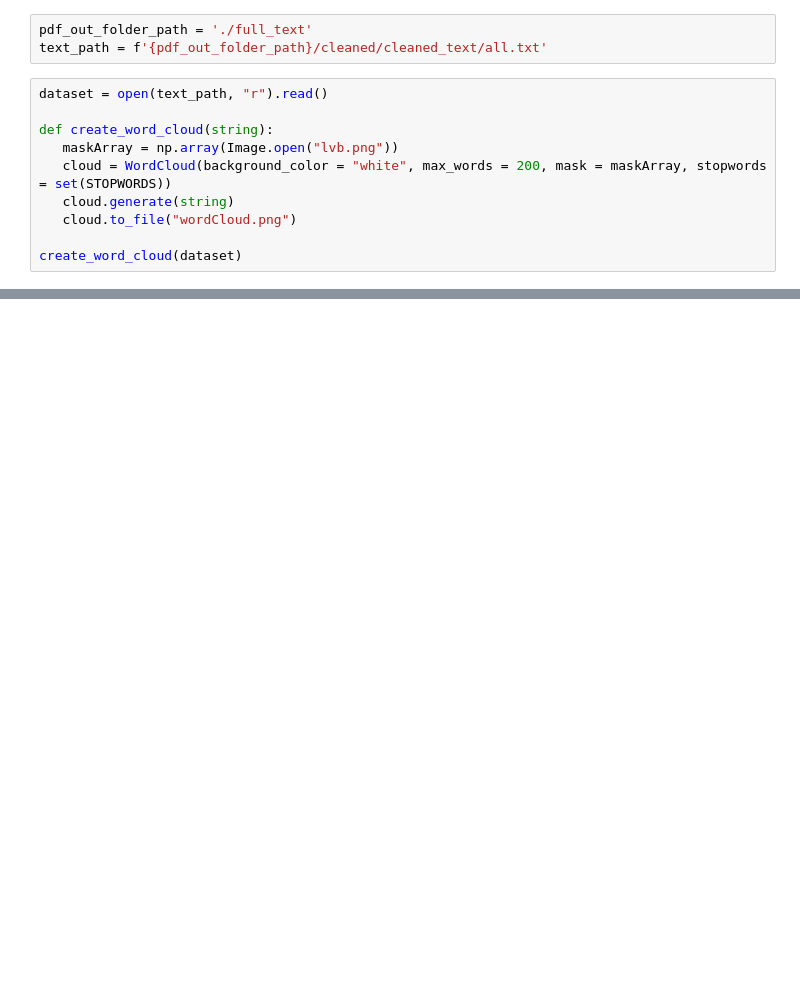
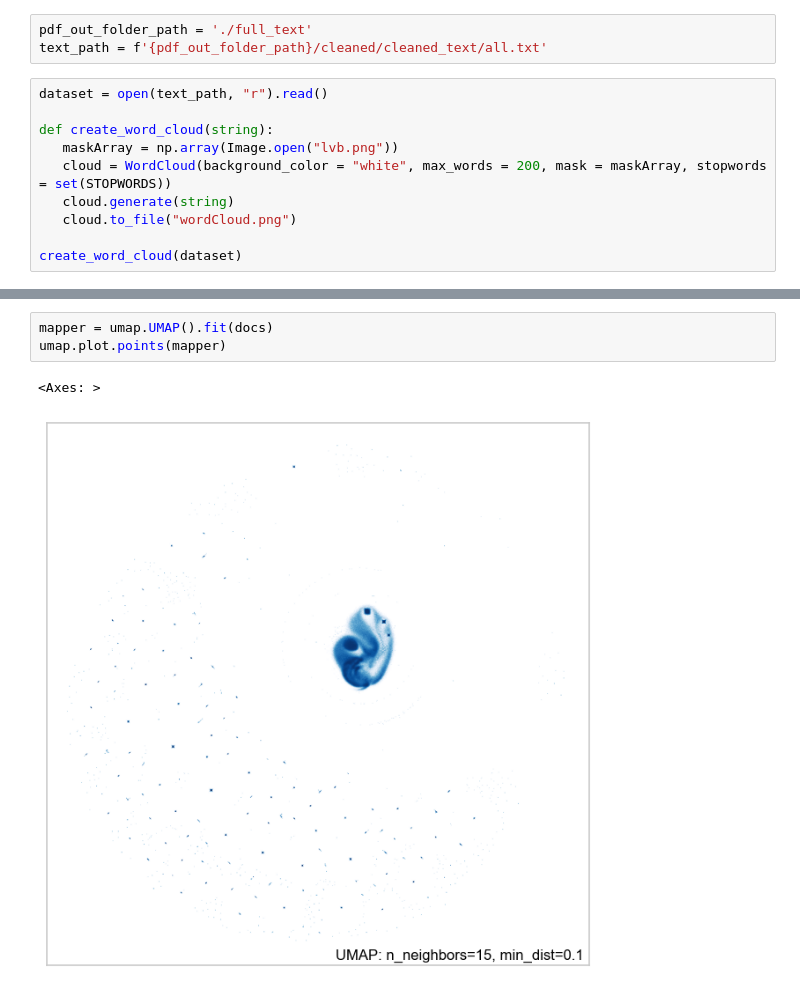
Before and after one commit to DedaCorpus/CorpsPhd, a Jupyter notebook: Analysis.ipynb, the cells around one changed output, grey strips where cells are left out. Saved outputs shown, nothing was run; the diff lists cells and outputs as text; blank space fills up the shorter version.

```diff
--- a/Analysis.ipynb
+++ b/Analysis.ipynb
@@ -38,0 +53,6 @@ KeyboardInterrupt:
+# %%
+mapper = umap.UMAP().fit(docs)
+umap.plot.points(mapper)
+# %% [output]
+<Axes: >
+[figure, added]
```
Also changed, not shown: parts of 2 cells of this notebook.
